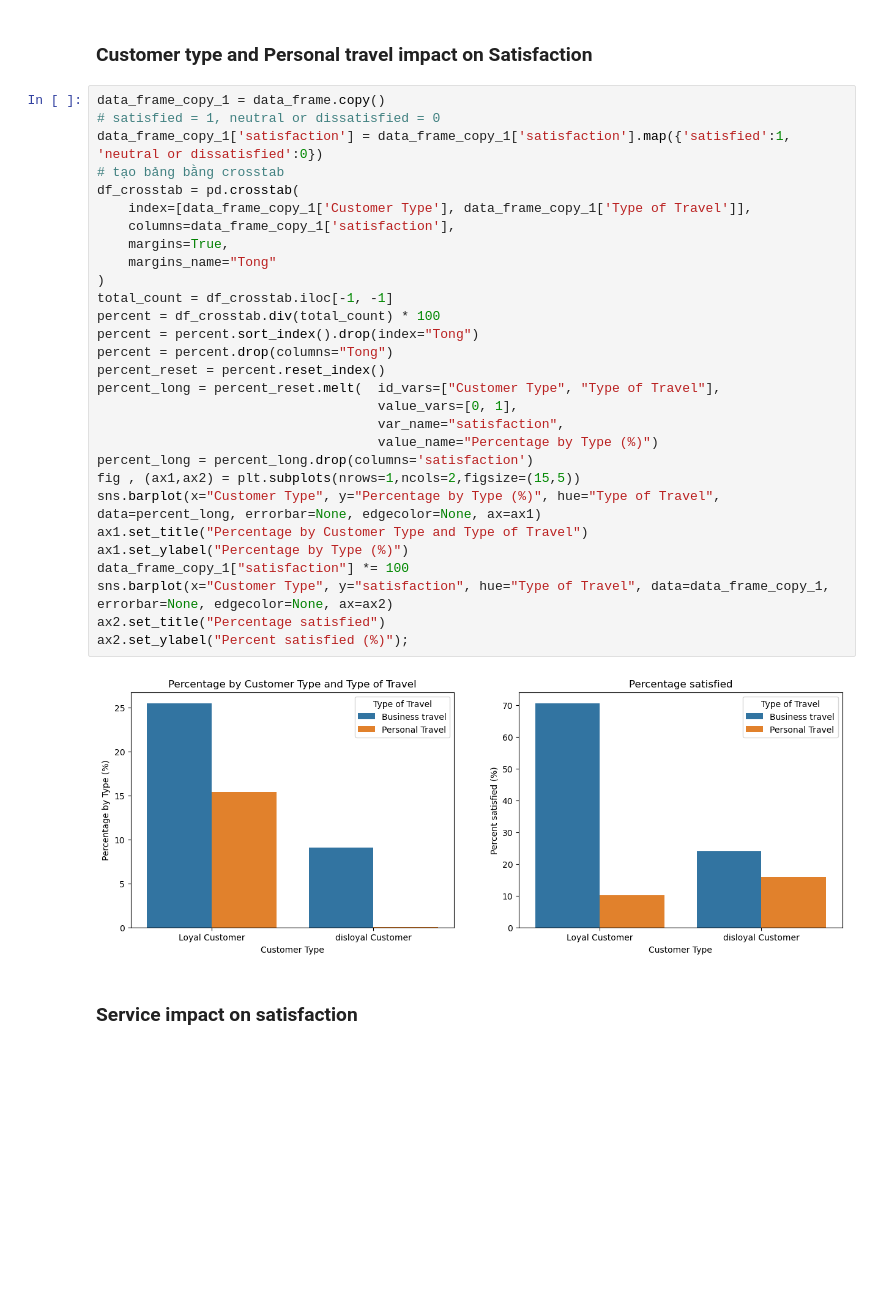
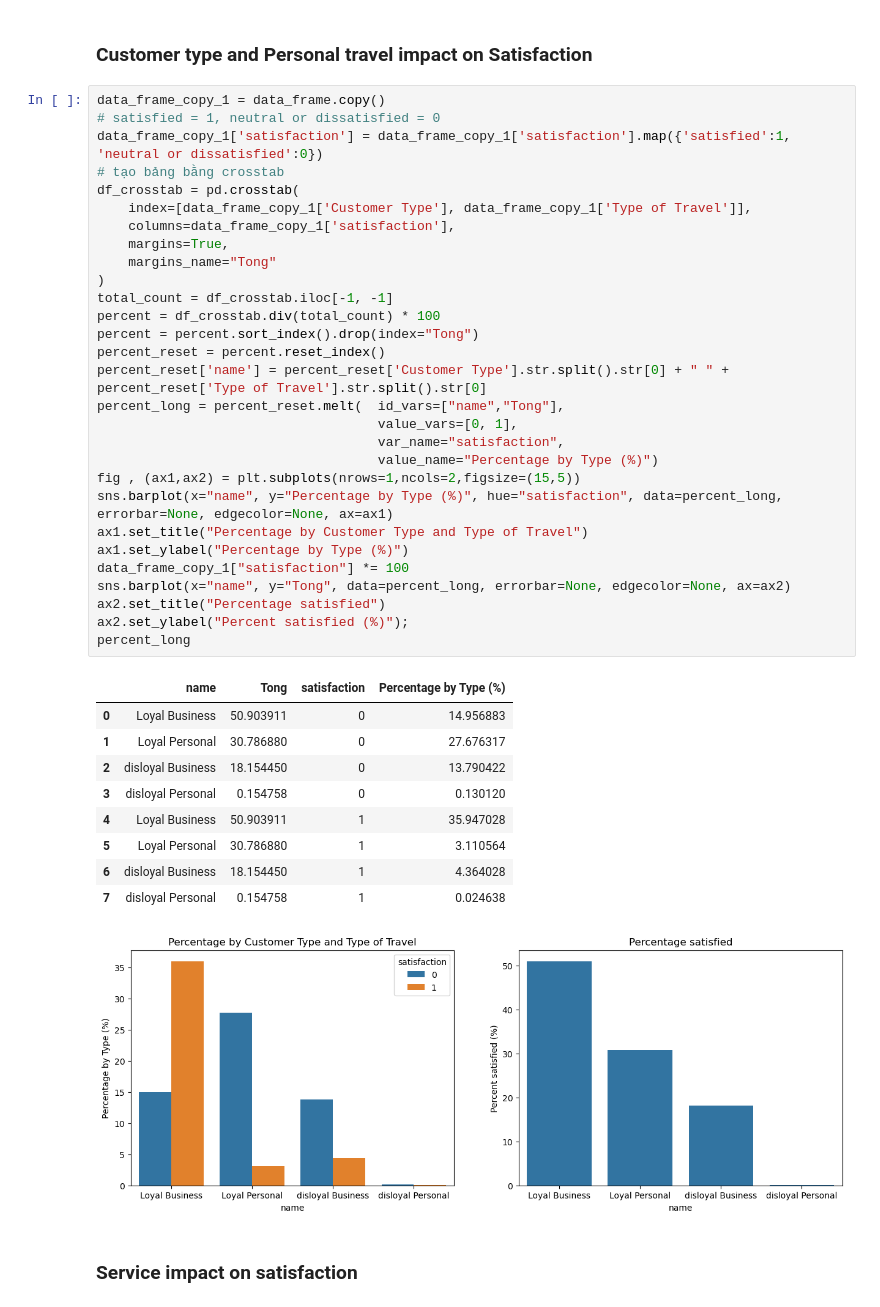
Before and after one commit to little-duck-vie/ltxldl-hoc-lam-giau, a Jupyter notebook: Code_python.ipynb, the cells around one changed output. Cells and saved outputs as stored; diff of their text form; blank space fills up the shorter version.

```diff
--- a/Code_python.ipynb
+++ b/Code_python.ipynb
@@ -35,34 +40,43 @@ Index(['Unnamed: 0', 'id', 'Gender', 'Customer Type', 'Age', 'Type of Travel',
 # %%
 data_frame_copy_1 = data_frame.copy()
 # satisfied = 1, neutral or dissatisfied = 0
 data_frame_copy_1['satisfaction'] = data_frame_copy_1['satisfaction'].map({'satisfied':1, 'neutral or dissatisfied':0})
 # tạo bảng bằng crosstab
 df_crosstab = pd.crosstab(
     index=[data_frame_copy_1['Customer Type'], data_frame_copy_1['Type of Travel']],
     columns=data_frame_copy_1['satisfaction'],
     margins=True,
     margins_name="Tong"
 )
 total_count = df_crosstab.iloc[-1, -1]
 percent = df_crosstab.div(total_count) * 100
 percent = percent.sort_index().drop(index="Tong")
-percent = percent.drop(columns="Tong")
 percent_reset = percent.reset_index()
-percent_long = percent_reset.melt(  id_vars=["Customer Type", "Type of Travel"],
+percent_reset['name'] = percent_reset['Customer Type'].str.split().str[0] + " " + percent_reset['Type of Travel'].str.split().str[0]
+percent_long = percent_reset.melt(  id_vars=["name","Tong"],
                                     value_vars=[0, 1],
                                     var_name="satisfaction",
                                     value_name="Percentage by Type (%)")
-percent_long = percent_long.drop(columns='satisfaction')
 fig , (ax1,ax2) = plt.subplots(nrows=1,ncols=2,figsize=(15,5))
-sns.barplot(x="Customer Type", y="Percentage by Type (%)", hue="Type of Travel", data=percent_long, errorbar=None, edgecolor=None, ax=ax1)
+sns.barplot(x="name", y="Percentage by Type (%)", hue="satisfaction", data=percent_long, errorbar=None, edgecolor=None, ax=ax1)
 ax1.set_title("Percentage by Customer Type and Type of Travel")
 ax1.set_ylabel("Percentage by Type (%)")
 data_frame_copy_1["satisfaction"] *= 100
-sns.barplot(x="Customer Type", y="satisfaction", hue="Type of Travel", data=data_frame_copy_1, errorbar=None, edgecolor=None, ax=ax2)
+sns.barplot(x="name", y="Tong", data=percent_long, errorbar=None, edgecolor=None, ax=ax2)
 ax2.set_title("Percentage satisfied")
 ax2.set_ylabel("Percent satisfied (%)");
+percent_long
 # %% [output]
+|  | name | Tong | satisfaction | Percentage by Type (%) |
+| 0 | Loyal Business | 50.903911 | 0 | 14.956883 |
+| 1 | Loyal Personal | 30.786880 | 0 | 27.676317 |
+| 2 | disloyal Business | 18.154450 | 0 | 13.790422 |
+| 3 | disloyal Personal | 0.154758 | 0 | 0.130120 |
+| 4 | Loyal Business | 50.903911 | 1 | 35.947028 |
+| 5 | Loyal Personal | 30.786880 | 1 | 3.110564 |
+| 6 | disloyal Business | 18.154450 | 1 | 4.364028 |
+| 7 | disloyal Personal | 0.154758 | 1 | 0.024638 |
-[figure, old version]
+[figure, new version]
 # %% [markdown]
 ### Service impact on satisfaction
 # %%
```
Also changed, not shown: parts of 2 cells of this notebook.
